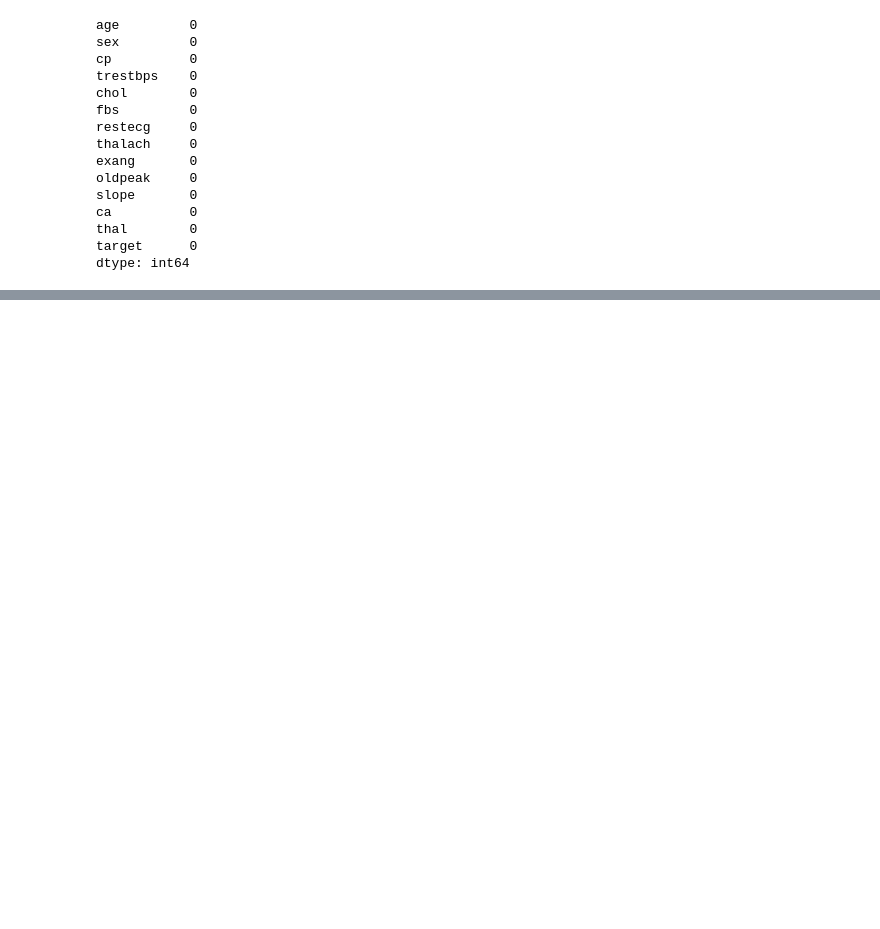
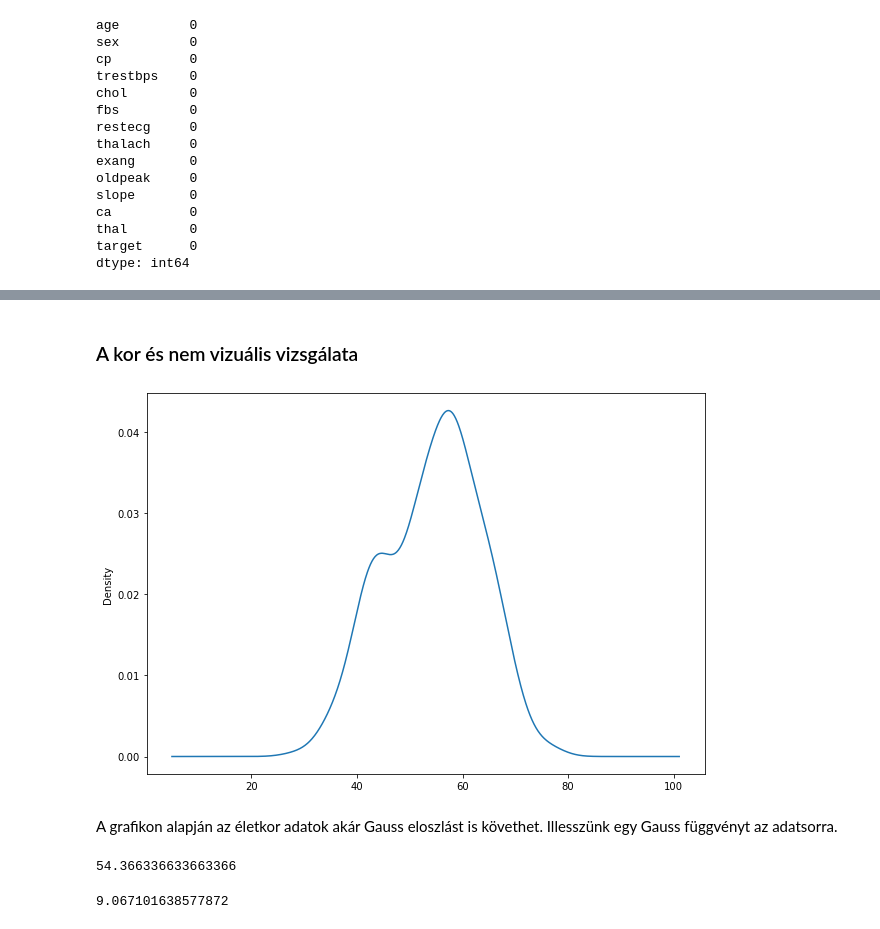
Before and after one commit to kingablgh/stats-hw, a Jupyter notebook: Adatelemzés.ipynb, the cells around one changed output, grey strips where cells are left out. Drawn from its saved outputs; the diff is of its cells as text; code cells hidden in the pictures; blank space fills up the shorter version.

```diff
--- a/Adatelemzés.ipynb
+++ b/Adatelemzés.ipynb
@@ -118,0 +130,8 @@ df.describe()
+# %% [markdown]
+### A kor és nem vizuális vizsgálata
+# %%
+df['age'].plot(kind='kde');
+# %% [output]
+[figure, added]
+# %% [markdown]
+A grafikon alapján az életkor adatok akár Gauss eloszlást is követhet. Illesszünk egy Gauss függvényt az adatsorra.
@@ -118,0 +140,8 @@ df.describe()
+# %%
+mu
+# %% [output]
+54.366336633663366
+# %%
+sigma
+# %% [output]
+9.067101638577872
```
Also changed, not shown: parts of 45 cells of this notebook.
